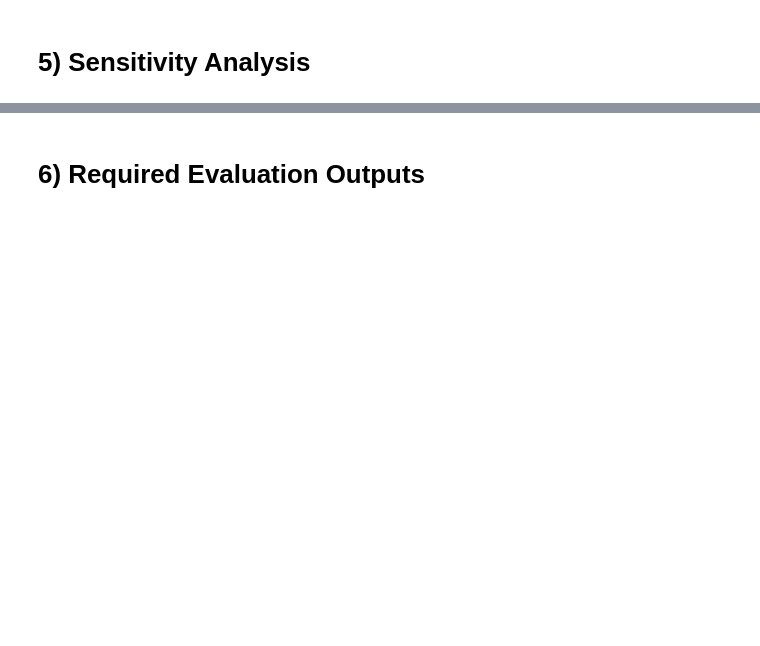
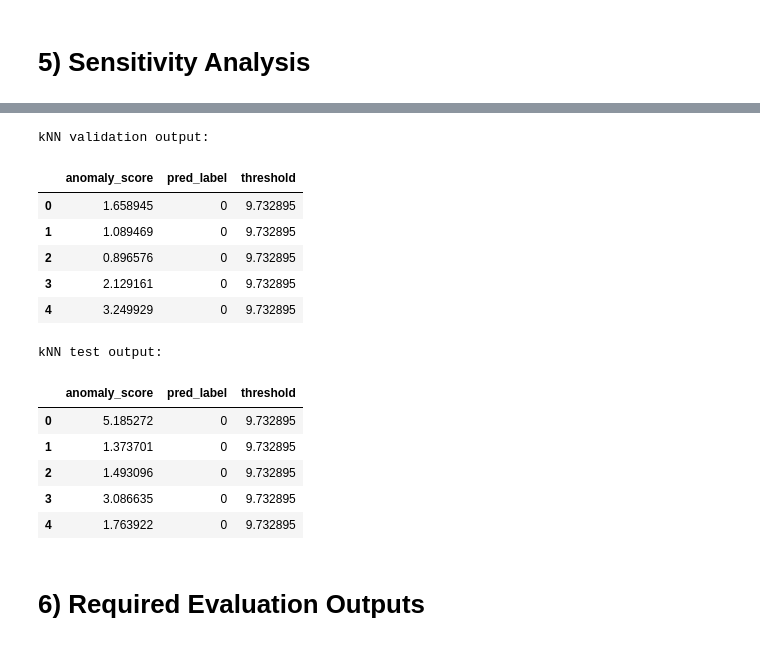
Before and after one commit to Basma-e/ECE447-Anomaly-Detection, a Jupyter notebook: notebooks/memberB/memberB_distance_thresholds.ipynb, the cells around one changed output, grey strips where cells are left out. Cells and saved outputs as stored; diff of their text form; code cells hidden in the pictures; blank space fills up the shorter version.

```diff
--- a/notebooks/memberB/memberB_distance_thresholds.ipynb
+++ b/notebooks/memberB/memberB_distance_thresholds.ipynb
@@ -33,0 +82,23 @@ ARTIFACT_PATH = '../artifacts/'
+# %%
+# Train distance-based detector
+# Generate anomaly_score
+from sklearn.neighbors import NearestNeighbors
+
+def knn_anomaly_score(X_train, X_query, k=5):
+    nn = NearestNeighbors(n_neighbors=k, metric='euclidean')
+    nn.fit(X_train)
+    distances, _ = nn.kneighbors(X_query)
+    scores = distances[:, -1]   # distance to kth nearest neighbor
+    return scores
+
+#Run for several k values:
+k_values = [3, 5, 10, 20]
+
+val_scores_by_k = {}
+test_scores_by_k = {}
+
+for k in k_values:
+    val_scores_by_k[k] = knn_anomaly_score(X_train, X_val, k=k)
+    test_scores_by_k[k] = knn_anomaly_score(X_train, X_test, k=k)
+
+print("Computed kNN scores for k =", k_values)
@@ -49,2 +382,35 @@ ARTIFACT_PATH = '../artifacts/'
+# %%
+# AD-09 standardized scoring API
+def package_threshold_results(scores, threshold):
+    pred_label = (scores >= threshold).astype(int)
+    return pd.DataFrame({
+        "anomaly_score": scores,
+        "pred_label": pred_label,
+        "threshold": threshold
+    })
+
+knn_val_output = package_threshold_results(val_scores_by_k[best_k], selected_threshold)
+knn_test_output = package_threshold_results(test_scores_by_k[best_k], selected_threshold)
+
+print("kNN validation output:")
+display(knn_val_output.head())
+
+print("kNN test output:")
+display(knn_test_output.head())
+# %% [output]
+kNN validation output:
+|  | anomaly_score | pred_label | threshold |
+| 0 | 1.658945 | 0 | 9.732895 |
+| 1 | 1.089469 | 0 | 9.732895 |
+| 2 | 0.896576 | 0 | 9.732895 |
+| 3 | 2.129161 | 0 | 9.732895 |
+| 4 | 3.249929 | 0 | 9.732895 |
+kNN test output:
+|  | anomaly_score | pred_label | threshold |
+| 0 | 5.185272 | 0 | 9.732895 |
+| 1 | 1.373701 | 0 | 9.732895 |
+| 2 | 1.493096 | 0 | 9.732895 |
+| 3 | 3.086635 | 0 | 9.732895 |
+| 4 | 1.763922 | 0 | 9.732895 |
 # %% [markdown]
 # 6) Required Evaluation Outputs
```
Also changed, not shown: parts of 24 cells of this notebook, 6 other files.
